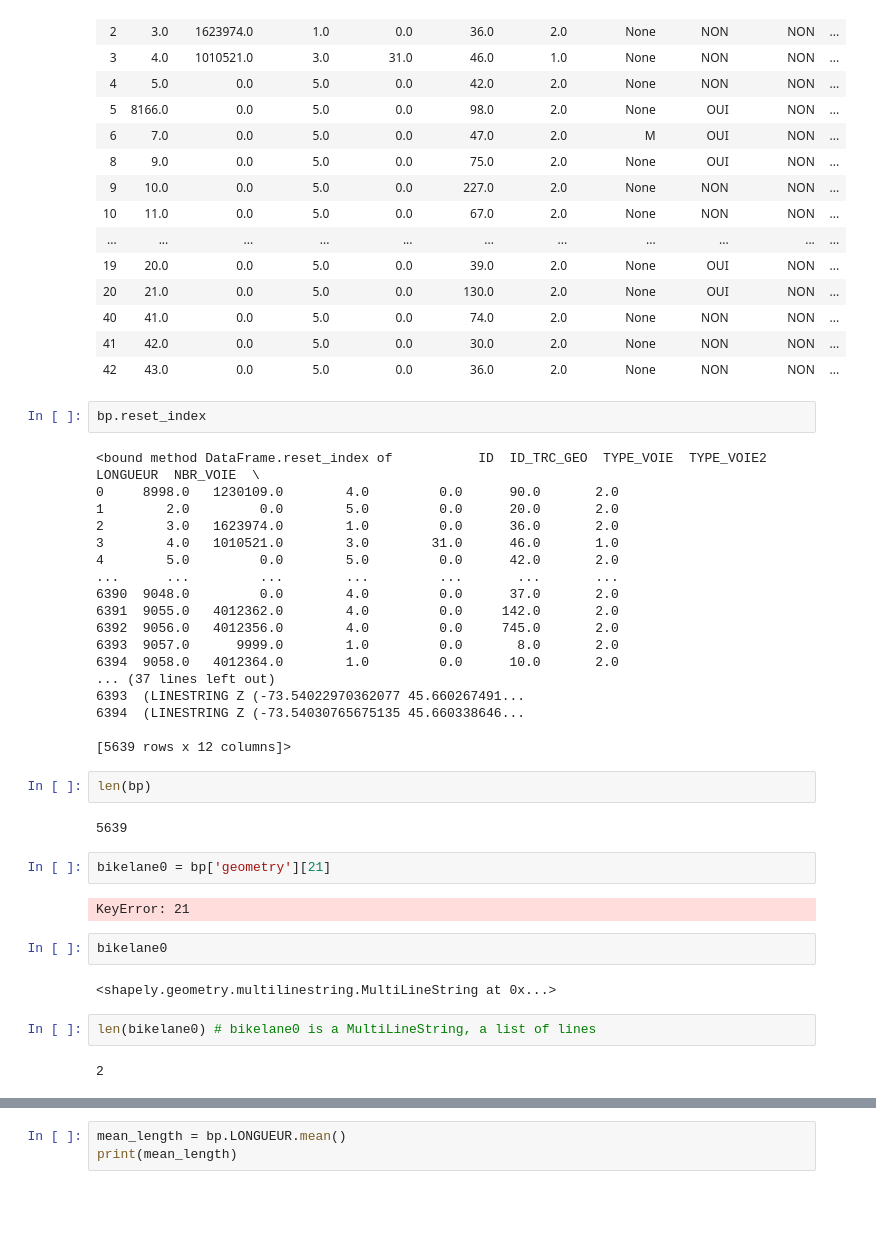
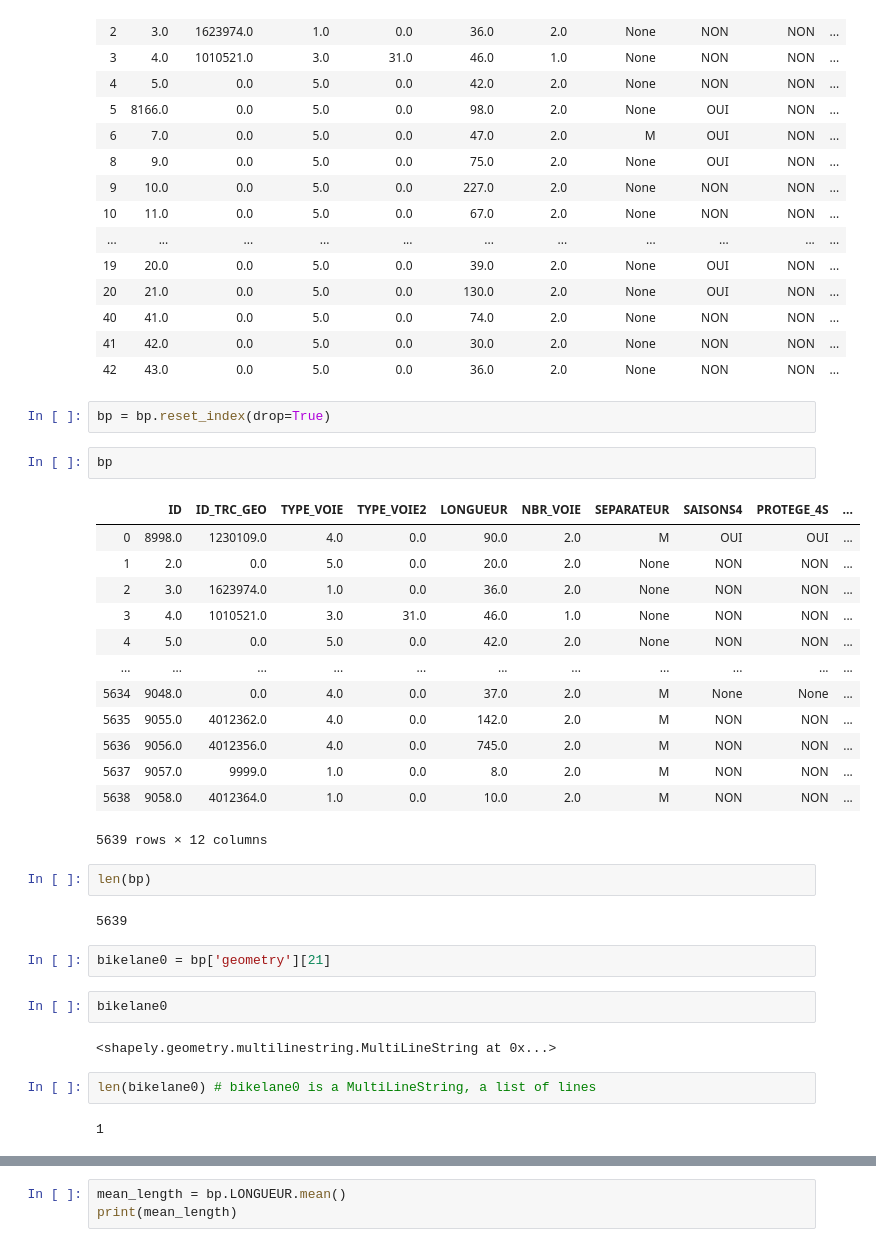
Before and after one commit to daviskia/ada-project-deep-penguin, a Jupyter notebook: BikePaths.ipynb, the cells around one changed output, grey strips where cells are left out. Saved outputs shown, nothing was run; the diff lists cells and outputs as text; blank space fills up the shorter version.

```diff
--- a/BikePaths.ipynb
+++ b/BikePaths.ipynb
@@ -60,34 +60,30 @@ bp[0:23]
 | 40 | 41.0 | 0.0 | 5.0 | 0.0 | 74.0 | 2.0 | None | NON | NON | ... |
 | 41 | 42.0 | 0.0 | 5.0 | 0.0 | 30.0 | 2.0 | None | NON | NON | ... |
 | 42 | 43.0 | 0.0 | 5.0 | 0.0 | 36.0 | 2.0 | None | NON | NON | ... |
+# %%
+bp = bp.reset_index(drop=True)
 # %%
-bp.reset_index
+bp
 # %% [output]
+|  | ID | ID_TRC_GEO | TYPE_VOIE | TYPE_VOIE2 | LONGUEUR | NBR_VOIE | SEPARATEUR | SAISONS4 | PROTEGE_4S | ... |
+| 0 | 8998.0 | 1230109.0 | 4.0 | 0.0 | 90.0 | 2.0 | M | OUI | OUI | ... |
+| 1 | 2.0 | 0.0 | 5.0 | 0.0 | 20.0 | 2.0 | None | NON | NON | ... |
+| 2 | 3.0 | 1623974.0 | 1.0 | 0.0 | 36.0 | 2.0 | None | NON | NON | ... |
+| 3 | 4.0 | 1010521.0 | 3.0 | 31.0 | 46.0 | 1.0 | None | NON | NON | ... |
+| 4 | 5.0 | 0.0 | 5.0 | 0.0 | 42.0 | 2.0 | None | NON | NON | ... |
+| ... | ... | ... | ... | ... | ... | ... | ... | ... | ... | ... |
+| 5634 | 9048.0 | 0.0 | 4.0 | 0.0 | 37.0 | 2.0 | M | None | None | ... |
+| 5635 | 9055.0 | 4012362.0 | 4.0 | 0.0 | 142.0 | 2.0 | M | NON | NON | ... |
+| 5636 | 9056.0 | 4012356.0 | 4.0 | 0.0 | 745.0 | 2.0 | M | NON | NON | ... |
+| 5637 | 9057.0 | 9999.0 | 1.0 | 0.0 | 8.0 | 2.0 | M | NON | NON | ... |
+| 5638 | 9058.0 | 4012364.0 | 1.0 | 0.0 | 10.0 | 2.0 | M | NON | NON | ... |
-<bound method DataFrame.reset_index of           ID  ID_TRC_GEO  TYPE_VOIE  TYPE_VOIE2  LONGUEUR  NBR_VOIE  \
-0     8998.0   1230109.0        4.0         0.0      90.0       2.0
-1        2.0         0.0        5.0         0.0      20.0       2.0
-2        3.0   1623974.0        1.0         0.0      36.0       2.0
-3        4.0   1010521.0        3.0        31.0      46.0       1.0
-4        5.0         0.0        5.0         0.0      42.0       2.0
-...      ...         ...        ...         ...       ...       ...
-6390  9048.0         0.0        4.0         0.0      37.0       2.0
-6391  9055.0   4012362.0        4.0         0.0     142.0       2.0
-6392  9056.0   4012356.0        4.0         0.0     745.0       2.0
-6393  9057.0      9999.0        1.0         0.0       8.0       2.0
-6394  9058.0   4012364.0        1.0         0.0      10.0       2.0
-... (37 lines left out)
-6393  (LINESTRING Z (-73.54022970362077 45.660267491...
-6394  (LINESTRING Z (-73.54030765675135 45.660338646...
-
-[5639 rows x 12 columns]>
+5639 rows × 12 columns
 # %%
 len(bp)
 # %% [output]
 5639
 # %%
 bikelane0 = bp['geometry'][21]
-# %% [output]
-KeyError: 21
 # %%
 bikelane0
 # %% [output]
@@ -95,5 +91,5 @@ bikelane0
 # %%
 len(bikelane0) # bikelane0 is a MultiLineString, a list of lines
 # %% [output]
-2
+1
 # %%
```
Also changed, not shown: parts of 5 cells of this notebook.
